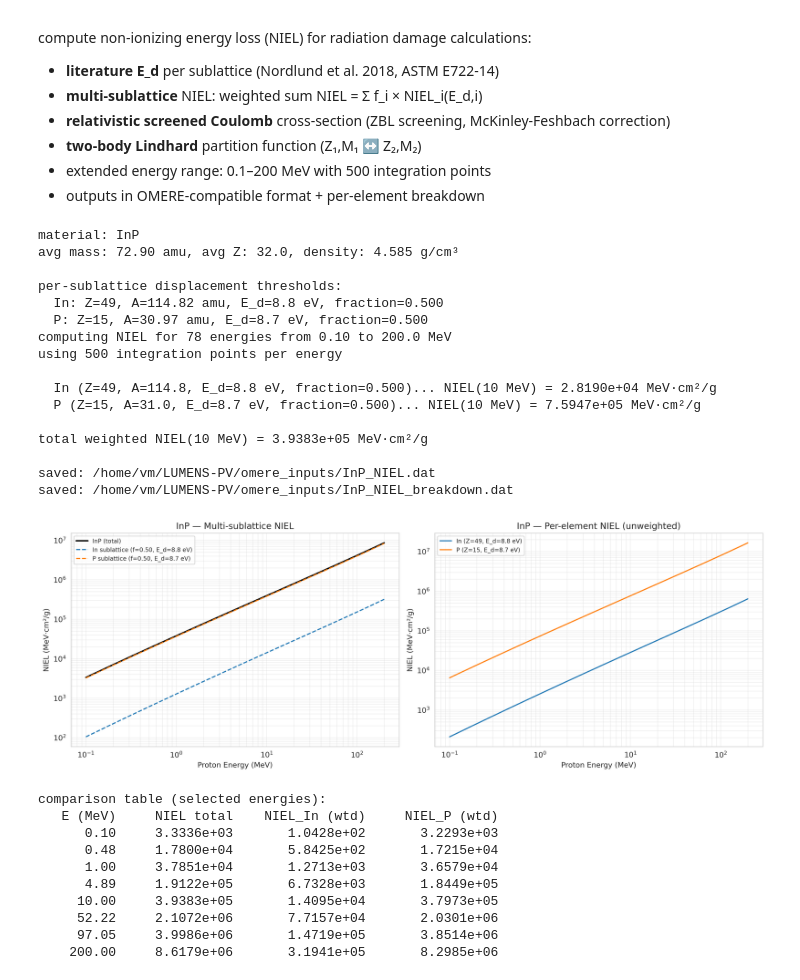
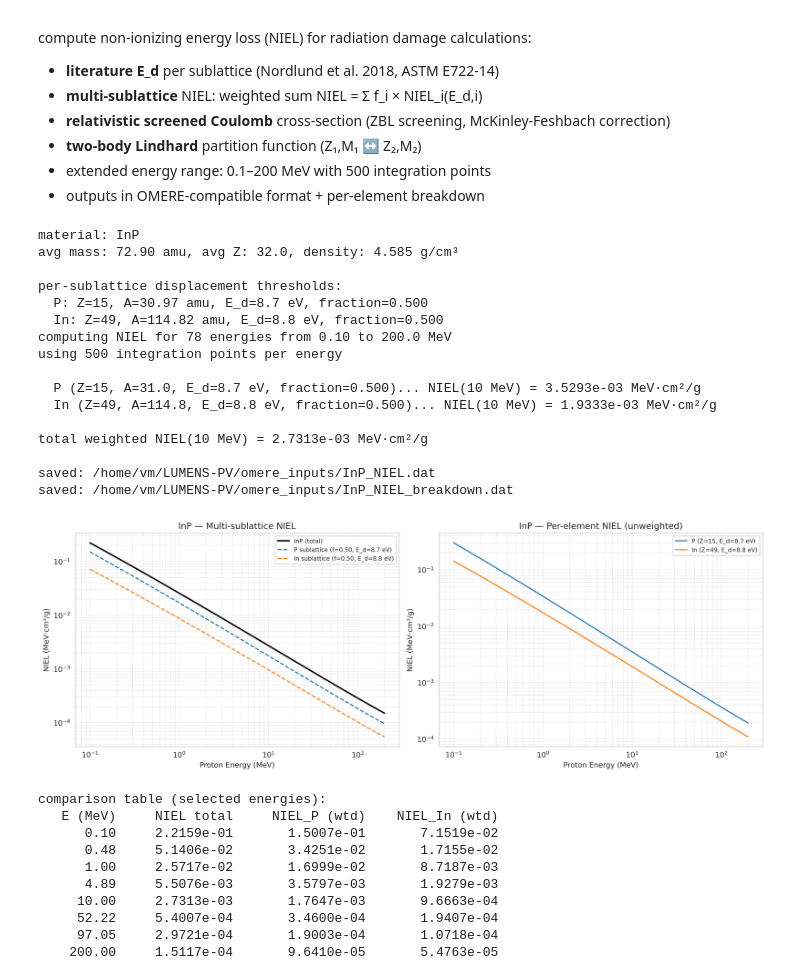
Before and after one commit to mariapasaylo/LUMENS-PV, a Jupyter notebook: calculating_energy_threshold_displacement/DFT+Wannier90.ipynb, the cells around one changed output. Cells and saved outputs as stored; diff of their text form; code cells hidden in the pictures.

```diff
--- a/calculating_energy_threshold_displacement/DFT+Wannier90.ipynb
+++ b/calculating_energy_threshold_displacement/DFT+Wannier90.ipynb
@@ -903,8 +903,8 @@ def lindhard_partition(T_eV, Z1, M1, Z2=None, M2=None):
 
     return 1.0 / (1.0 + k_L * g)
 
-# relativistic screened coulomb differential cross-section
-# uses ziegler-biersack-littmark (zbl) universal screening
+# screened relativistic coulomb cross-section (rutherford + zbl screening)
+# ref: akkerman & barak (2006), jun et al. (2003)
 def calculate_niel_per_element(energies_MeV, Z_target, A_target, Ed_eV,
                                 Z_proj=1, A_proj=1.00728,
                                 Z_med=None, A_med=None,
@@ -918,7 +918,10 @@ def calculate_niel_per_element(energies_MeV, Z_target, A_target, Ed_eV,
     M1_MeV = A_proj * 931.494   # projectile mass in MeV/c²
     M2_MeV = A_target * 931.494 # target mass in MeV/c²
 
-    # zbl universal screening length (cm)
+    # coulomb constant: k_e * e² = 1.44 MeV·fm = 1.44e-13 MeV·cm
+    e2_MeV_cm = 1.44e-13
+
+    # zbl screening length (cm) — used only for screening energy
     a_0_cm = 0.529177e-8  # bohr radius in cm
     a_ZBL = 0.8854 * a_0_cm / (Z_proj**0.23 + Z_target**0.23)
 
@@ -933,28 +936,28 @@ def calculate_niel_per_element(energies_MeV, Z_target, A_target, Ed_eV,
         T_max_MeV = (2.0 * M2_MeV * M1_MeV**2 * beta2 * gamma**2) / \
                      (M1_MeV**2 + M2_MeV**2 + 2.0 * gamma * M1_MeV * M2_MeV)
 
-        T_max_eV = T_max_MeV * 1e6
         E_d_MeV = Ed_eV * 1e-6
 
         if T_max_MeV <= E_d_MeV:
             niel_values.append(0.0)
             continue
 
-        # screening energy: Z1*Z2 * 1.44 eV·Å / (2 * a_zbl in Å)
-        a_ZBL_A = a_ZBL * 1e8
-        E_screen_eV = Z_proj * Z_target * 1.44 / (2.0 * a_ZBL_A)
-        E_screen_MeV = E_screen_eV * 1e-6
+        # center-of-mass kinetic energy (non-relativistic approx, fine up to ~200 MeV)
+        E_cm_MeV = E_MeV * M2_MeV / (M1_MeV + M2_MeV)
 
-        # integration over recoil energy T using log-spaced grid
-        T_min_MeV = E_d_MeV
-        log_T = np.linspace(np.log(T_min_MeV), np.log(T_max_MeV), n_integration)
-        T_vals = np.exp(log_T)
+        # coulomb half-distance of closest approach (cm)
+        # this is the correct scale for the rutherford cross-section
+        b_coul = Z_proj * Z_target * e2_MeV_cm / (2.0 * E_cm_MeV)
 
-        # screening recoil energy from relativistic momentum and zbl screening length
-        p_MeV = gamma * M1_MeV * np.sqrt(beta2)
+        # screening recoil energy from zbl screening length
+        p_MeV = gamma * M1_MeV * np.sqrt(beta2)  # lab momentum
         hbar_c_cm = 197.3269804e-13  # MeV·cm
         theta_screen = hbar_c_cm / (p_MeV * a_ZBL)
         T_screen_MeV = T_max_MeV * theta_screen**2 / 4.0
+
+        # integration over recoil energy T using log-spaced grid
+        log_T = np.linspace(np.log(E_d_MeV), np.log(T_max_MeV), n_integration)
+        T_vals = np.exp(log_T)
 
         # compute integral: ∫ T*L(T) * dσ/dT dT
         integral = 0.0
@@ -967,9 +970,10 @@ def calculate_niel_per_element(energies_MeV, Z_target, A_target, Ed_eV,
             # lindhard partition (fraction going to displacements)
             L = lindhard_partition(T_eV, Z_target, A_target, Z_med, A_med)
 
-            # screened relativistic rutherford with mckinley-feshbach correction
-            dsigma_dT = np.pi * a_ZBL**2 * T_max_MeV / (T + T_screen_MeV)**2
-            rel_corr = 1.0 - beta2 * T / T_max_MeV
+            # screened rutherford cross-section with mckinley-feshbach correction
+            # dσ/dT = π b² T_max / (T + T_screen)² [cm²/MeV]
+            dsigma_dT = np.pi * b_coul**2 * T_max_MeV / (T + T_screen_MeV)**2
+            rel_corr = 1.0 - beta2 * T / T_max_MeV  # mckinley-feshbach
             dsigma_dT *= rel_corr
 
             integral += T * L * dsigma_dT * dT
@@ -1071,45 +1075,45 @@ ax.set_title(f'{formula} — Per-element NIEL (unweighted)')
 ax.legend(fontsize=8)
 ax.grid(True, which='both', alpha=0.3)
 
 plt.tight_layout()
 plt.show()
 
 print(f"\ncomparison table (selected energies):")
 print(f"{'E (MeV)':>10} {'NIEL total':>14}", end="")
 for e in elem_data:
     print(f" {'NIEL_'+e+' (wtd)':>16}", end="")
 print()
 for E_sel in [0.1, 0.5, 1, 5, 10, 50, 100, 200]:
     idx = np.argmin(np.abs(energies_MeV - E_sel))
     print(f"{energies_MeV[idx]:10.2f} {niel_total[idx]:14.4e}", end="")
     for e in elem_data:
         print(f" {elem_data[e]['frac']*niel_per_element[e][idx]:16.4e}", end="")
     print()
 # %% [output]
 material: InP
 avg mass: 72.90 amu, avg Z: 32.0, density: 4.585 g/cm³
 
 per-sublattice displacement thresholds:
+  P: Z=15, A=30.97 amu, E_d=8.7 eV, fraction=0.500
   In: Z=49, A=114.82 amu, E_d=8.8 eV, fraction=0.500
-  P: Z=15, A=30.97 amu, E_d=8.7 eV, fraction=0.500
 computing NIEL for 78 energies from 0.10 to 200.0 MeV
 using 500 integration points per energy
 
-  In (Z=49, A=114.8, E_d=8.8 eV, fraction=0.500)... NIEL(10 MeV) = 2.8190e+04 MeV·cm²/g
-  P (Z=15, A=31.0, E_d=8.7 eV, fraction=0.500)... NIEL(10 MeV) = 7.5947e+05 MeV·cm²/g
+  P (Z=15, A=31.0, E_d=8.7 eV, fraction=0.500)... NIEL(10 MeV) = 3.5293e-03 MeV·cm²/g
+  In (Z=49, A=114.8, E_d=8.8 eV, fraction=0.500)... NIEL(10 MeV) = 1.9333e-03 MeV·cm²/g
 
-total weighted NIEL(10 MeV) = 3.9383e+05 MeV·cm²/g
+total weighted NIEL(10 MeV) = 2.7313e-03 MeV·cm²/g
 
 saved: /home/vm/LUMENS-PV/omere_inputs/InP_NIEL.dat
 saved: /home/vm/LUMENS-PV/omere_inputs/InP_NIEL_breakdown.dat
-[figure, old version]
+[figure, new version]
 comparison table (selected energies):
-   E (MeV)     NIEL total    NIEL_In (wtd)     NIEL_P (wtd)
-      0.10     3.3336e+03       1.0428e+02       3.2293e+03
-      0.48     1.7800e+04       5.8425e+02       1.7215e+04
-      1.00     3.7851e+04       1.2713e+03       3.6579e+04
-      4.89     1.9122e+05       6.7328e+03       1.8449e+05
-     10.00     3.9383e+05       1.4095e+04       3.7973e+05
-     52.22     2.1072e+06       7.7157e+04       2.0301e+06
-     97.05     3.9986e+06       1.4719e+05       3.8514e+06
-    200.00     8.6179e+06       3.1941e+05       8.2985e+06
+   E (MeV)     NIEL total     NIEL_P (wtd)    NIEL_In (wtd)
+      0.10     2.2159e-01       1.5007e-01       7.1519e-02
+      0.48     5.1406e-02       3.4251e-02       1.7155e-02
+      1.00     2.5717e-02       1.6999e-02       8.7187e-03
+      4.89     5.5076e-03       3.5797e-03       1.9279e-03
+     10.00     2.7313e-03       1.7647e-03       9.6663e-04
+     52.22     5.4007e-04       3.4600e-04       1.9407e-04
+     97.05     2.9721e-04       1.9003e-04       1.0718e-04
+    200.00     1.5117e-04       9.6410e-05       5.4763e-05
```
Also changed, not shown: parts of 6 cells of this notebook, 2 other files.
